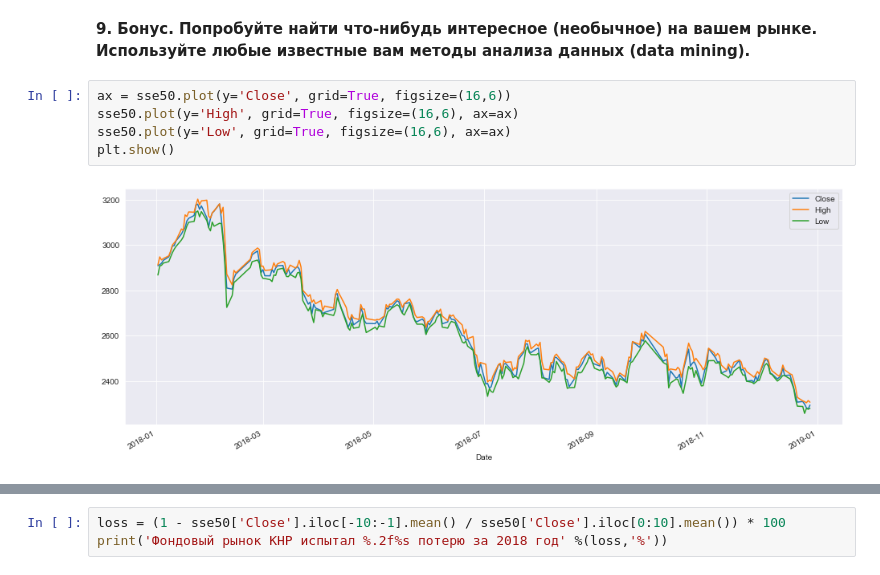
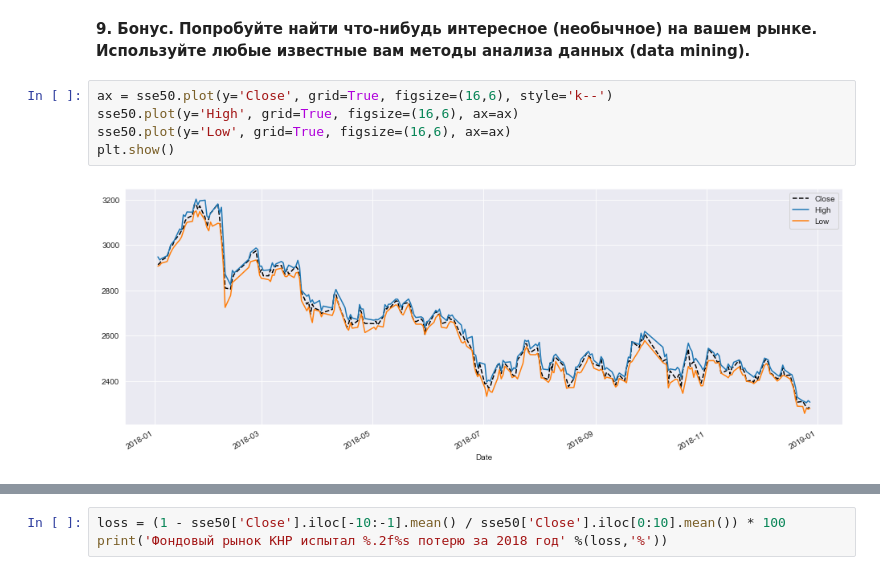
Before and after one commit to CodeSopranos/lab-1-financial-operations, a Jupyter notebook: report.ipynb, the cells around one changed output, grey strips where cells are left out. Cells and saved outputs as stored; diff of their text form.

```diff
--- a/report.ipynb
+++ b/report.ipynb
@@ -1123,9 +1189,9 @@ corr_reporter('Rail transport/Daqin Railway' , 'Construction/China Railway Const
 # %% [markdown]
 <b>9. Бонус. Попробуйте найти что-нибудь интересное (необычное) на вашем рынке. Используйте любые известные вам методы анализа данных (data mining).
 # %%
-ax = sse50.plot(y='Close', grid=True, figsize=(16,6))
+ax = sse50.plot(y='Close', grid=True, figsize=(16,6), style='k--')
 sse50.plot(y='High', grid=True, figsize=(16,6), ax=ax)
 sse50.plot(y='Low', grid=True, figsize=(16,6), ax=ax)
 plt.show()
 # %% [output]
-[figure, old version]
+[figure, new version]
```
Also changed, not shown: parts of 26 cells of this notebook.
